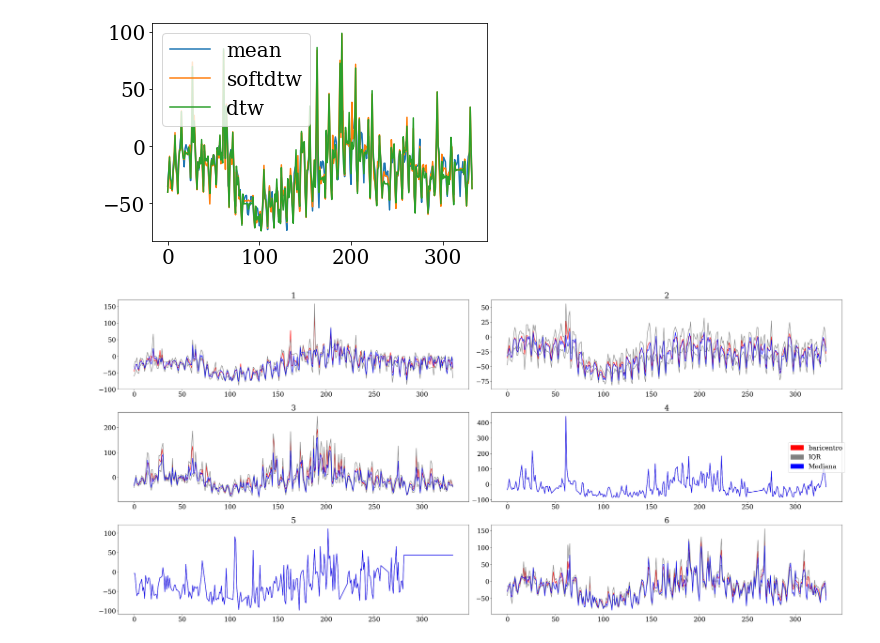
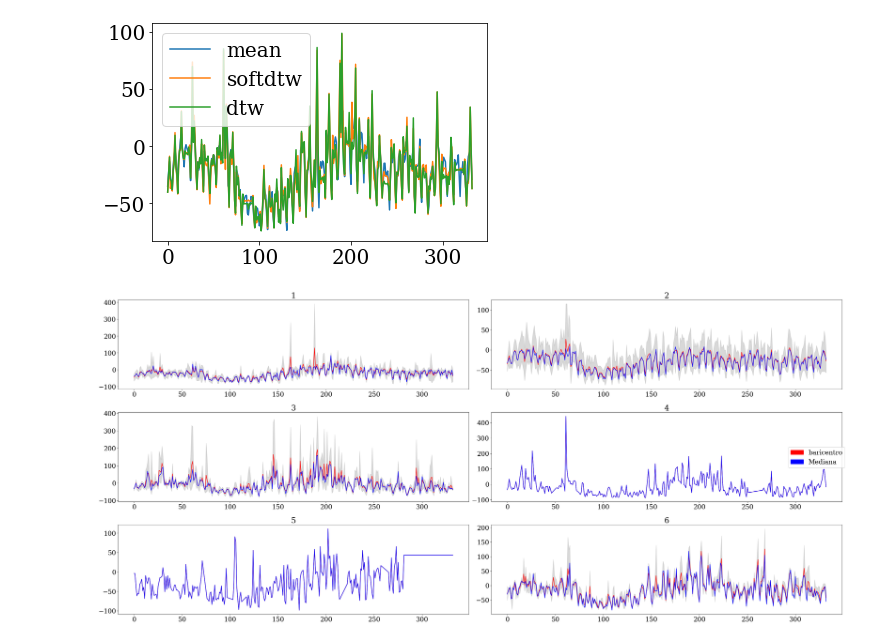
Before and after one commit to Jaimedgp/AirQualityCOVID, a Jupyter notebook: notebooks/Analysis/Clustering/clustering.ipynb, the cells around one changed output. Drawn from its saved outputs; the diff is of its cells as text; code cells hidden in the pictures.

Commit message:
Clustering

```diff
--- a/notebooks/Analysis/Clustering/clustering.ipynb
+++ b/notebooks/Analysis/Clustering/clustering.ipynb
@@ -76,35 +71,36 @@ result = model.fit_predict(q)
 # %%
 fig=plt.figure(figsize=(33,15), dpi= 100, facecolor='w', edgecolor='k')
 
 labels = "123456789dodtcqssonv"
 groups = pd.DataFrame()
 
 for i, s in enumerate(model.cluster_centers_):
 
     groups = pd.concat([groups, pd.DataFrame({"group" : i,
                                              "site": a.columns[np.where(result == i)]})])
 
     ax = plt.subplot(321+i)
     ax.plot(s.ravel(), color="r")
 
     cluster = q[np.where(result == i)]
-    q_25 = np.quantile(cluster, 0.25, axis=0)
-    q_75 = np.quantile(cluster, 0.75, axis=0)
+    q_05 = np.quantile(cluster, 0.05, axis=0)
+    q_95 = np.quantile(cluster, 0.95, axis=0)
     q_5 = np.quantile(cluster, 0.5, axis=0)
 
-    ax.plot(q_25, color="gray")
-    ax.plot(q_75, color="gray")
+    ax.fill_between(np.arange(0, 333, 1),
+                    q_05.ravel(), q_95.ravel(),
+                    color="gray", alpha=0.3)
+    #ax.plot(q_95, color="gray")
 
     ax.plot(q_5, color="blue")
     ax.set_title(i+1)
 
 fig.legend(handles=[mpatches.Patch(color='r', label='baricentro'),
-            mpatches.Patch(color='gray', label='IQR'),
             mpatches.Patch(color='b', label='Mediana')], loc="center right")
 fig.tight_layout()
 fig.savefig("Plots/cluster.png")
 plt.show()
 # %% [output]
-[figure, old version]
+[figure, new version]
 # %%
 groups.to_csv("notebooks/Analysis/Clustering/groups.csv", index=False)
```
Also changed, not shown: parts of 1 cell of this notebook, 1 other file.
